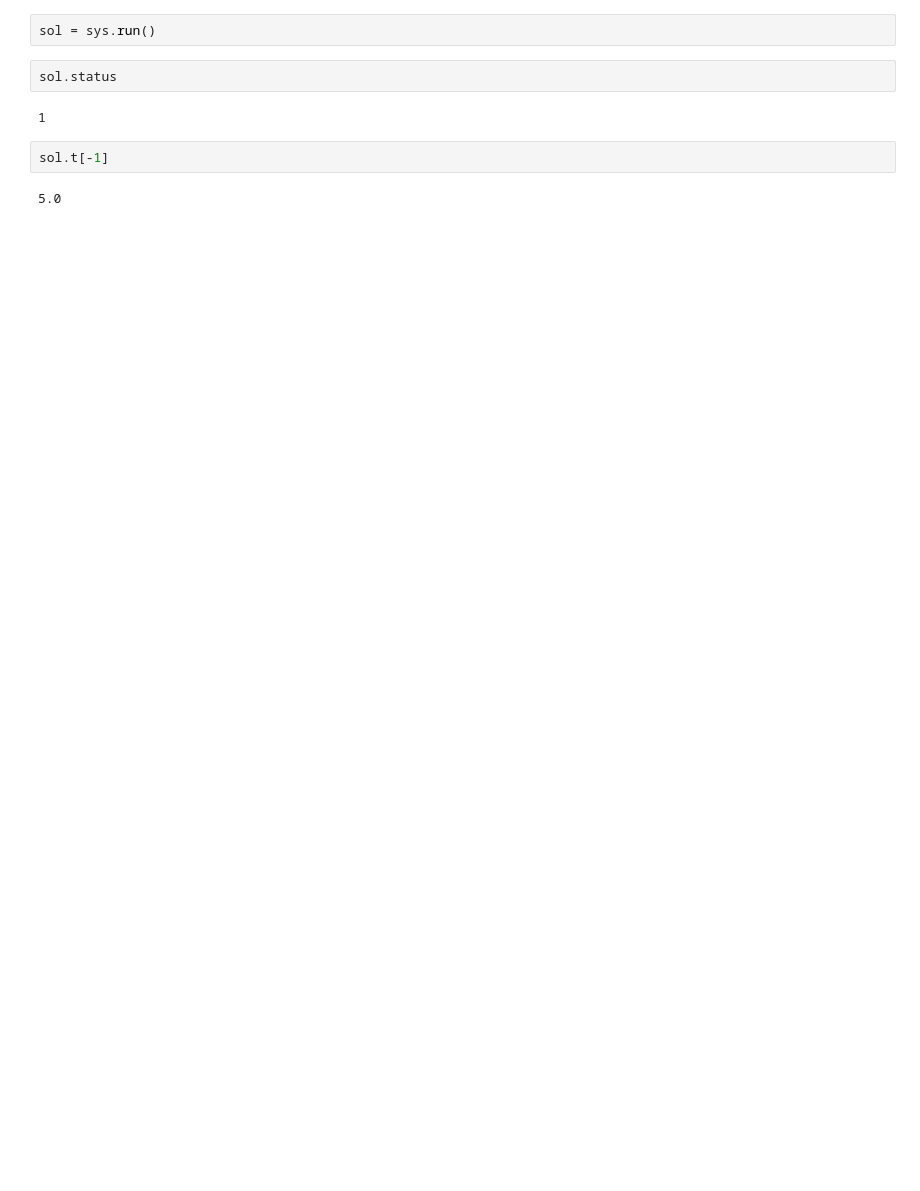
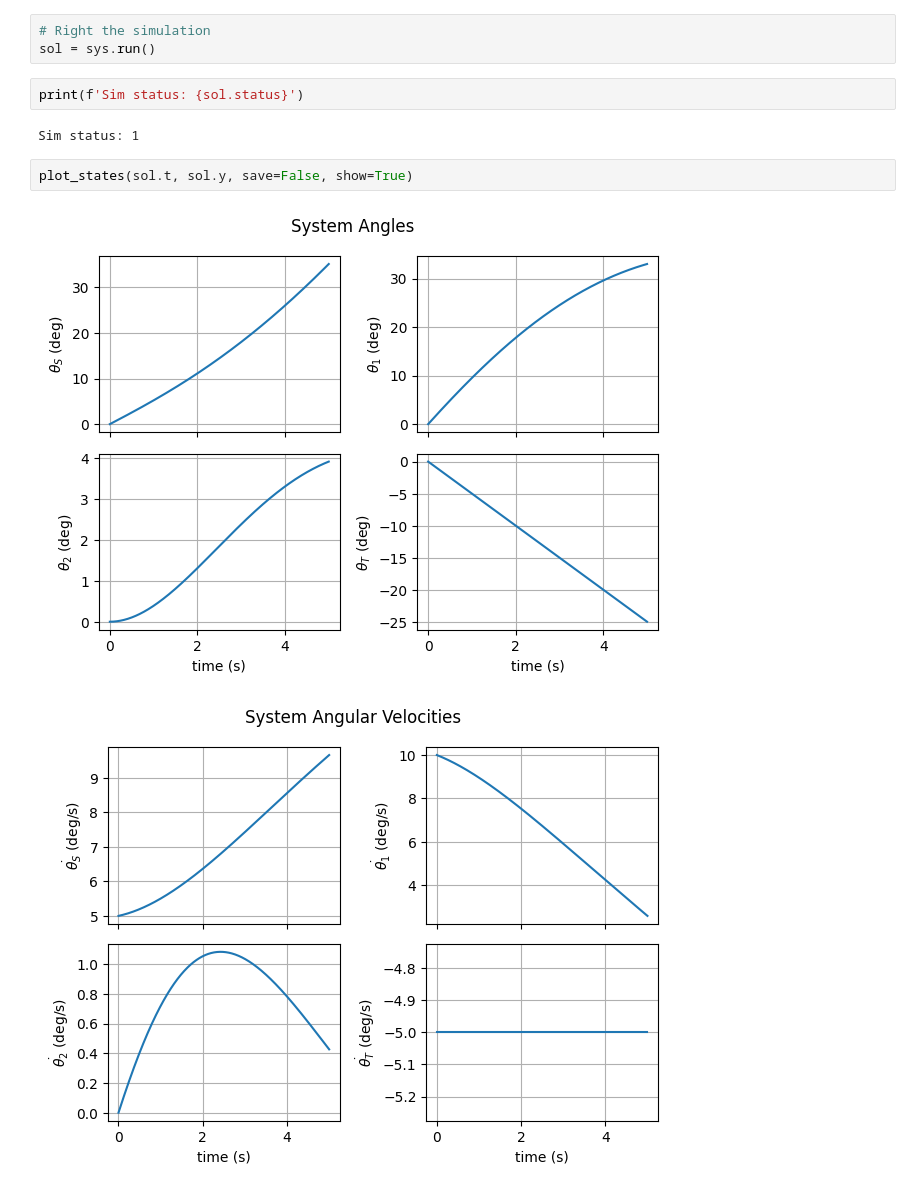
Before and after one commit to uc-steffenr/AEEM6117-final-project, a Jupyter notebook: examples/test_system.ipynb, the cells around one changed output. Drawn from its saved outputs; the diff is of its cells as text; blank space fills up the shorter version.

Commit message:
added examples, fixed animation, and changed simulation backend

```diff
--- a/examples/test_system.ipynb
+++ b/examples/test_system.ipynb
@@ -41,12 +51,14 @@ def controls(t, y):
 sys.set_controller(controls)
 sys.set_event(event)
 # %%
+# Right the simulation
 sol = sys.run()
-# %%
-sol.status
-# %% [output]
-1
-# %%
-sol.t[-1]
-# %% [output]
-5.0
+# %%
+print(f'Sim status: {sol.status}')
+# %% [output]
+Sim status: 1
+# %%
+plot_states(sol.t, sol.y, save=False, show=True)
+# %% [output]
+[figure, added]
+[figure, added]
```
Also changed, not shown: parts of 6 cells of this notebook, 5 other files.
